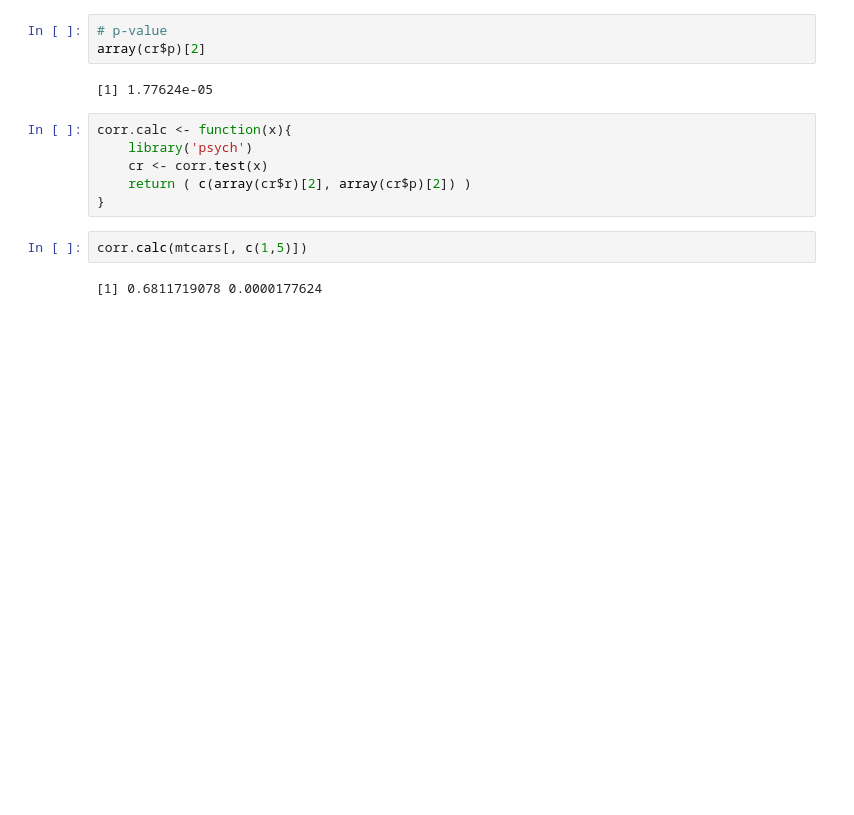
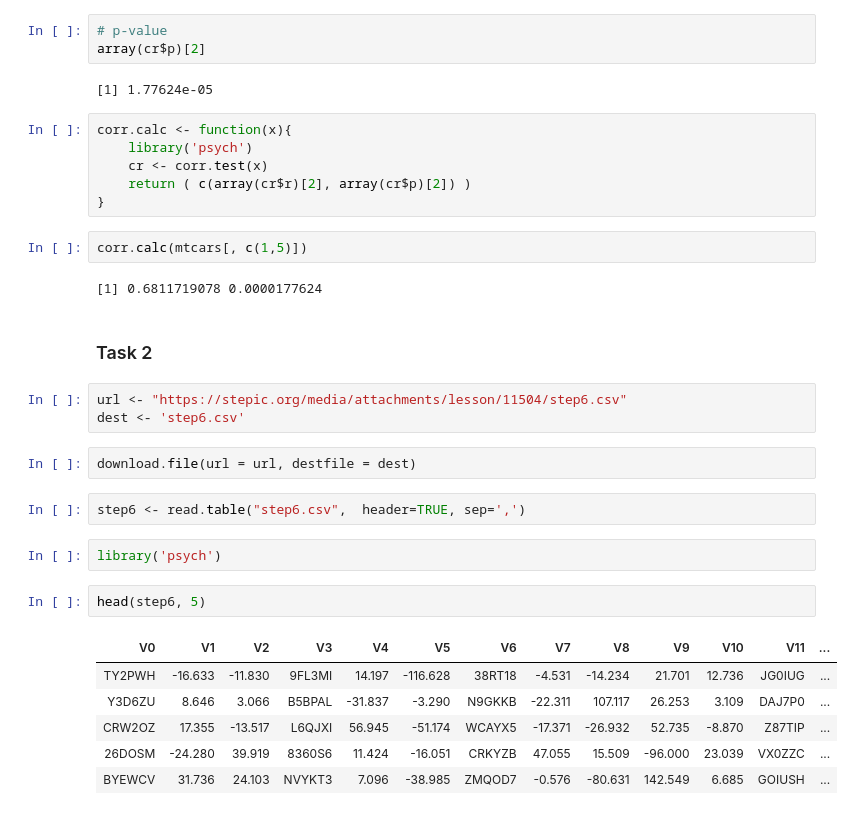
Before and after one commit to skripov-ds-ai/code_problems_r, a Jupyter notebook: data_analysis_in_r/3.1 module.ipynb, the cells around one changed output. Drawn from its saved outputs; the diff is of its cells as text; blank space fills up the shorter version.

```diff
--- a/data_analysis_in_r/3.1 module.ipynb
+++ b/data_analysis_in_r/3.1 module.ipynb
@@ -49,3 +49,23 @@ corr.calc <- function(x){
 corr.calc(mtcars[, c(1,5)])
 # %% [output]
 [1] 0.6811719078 0.0000177624
+# %% [markdown]
+### Task 2
+# %%
+url <- "https://stepic.org/media/attachments/lesson/11504/step6.csv"
+dest <- 'step6.csv'
+# %%
+download.file(url = url, destfile = dest)
+# %%
+step6 <- read.table("step6.csv",  header=TRUE, sep=',')
+# %%
+library('psych')
+# %%
+head(step6, 5)
+# %% [output]
+| V0 | V1 | V2 | V3 | V4 | V5 | V6 | V7 | V8 | V9 | V10 | V11 | ... |
+| TY2PWH | -16.633 | -11.830 | 9FL3MI | 14.197 | -116.628 | 38RT18 | -4.531 | -14.234 | 21.701 | 12.736 | JG0IUG | ... |
+| Y3D6ZU | 8.646 | 3.066 | B5BPAL | -31.837 | -3.290 | N9GKKB | -22.311 | 107.117 | 26.253 | 3.109 | DAJ7P0 | ... |
+| CRW2OZ | 17.355 | -13.517 | L6QJXI | 56.945 | -51.174 | WCAYX5 | -17.371 | -26.932 | 52.735 | -8.870 | Z87TIP | ... |
+| 26DOSM | -24.280 | 39.919 | 8360S6 | 11.424 | -16.051 | CRKYZB | 47.055 | 15.509 | -96.000 | 23.039 | VX0ZZC | ... |
+| BYEWCV | 31.736 | 24.103 | NVYKT3 | 7.096 | -38.985 | ZMQOD7 | -0.576 | -80.631 | 142.549 | 6.685 | GOIUSH | ... |
```
Also changed, not shown: parts of 34 cells of this notebook, 5 other files.
